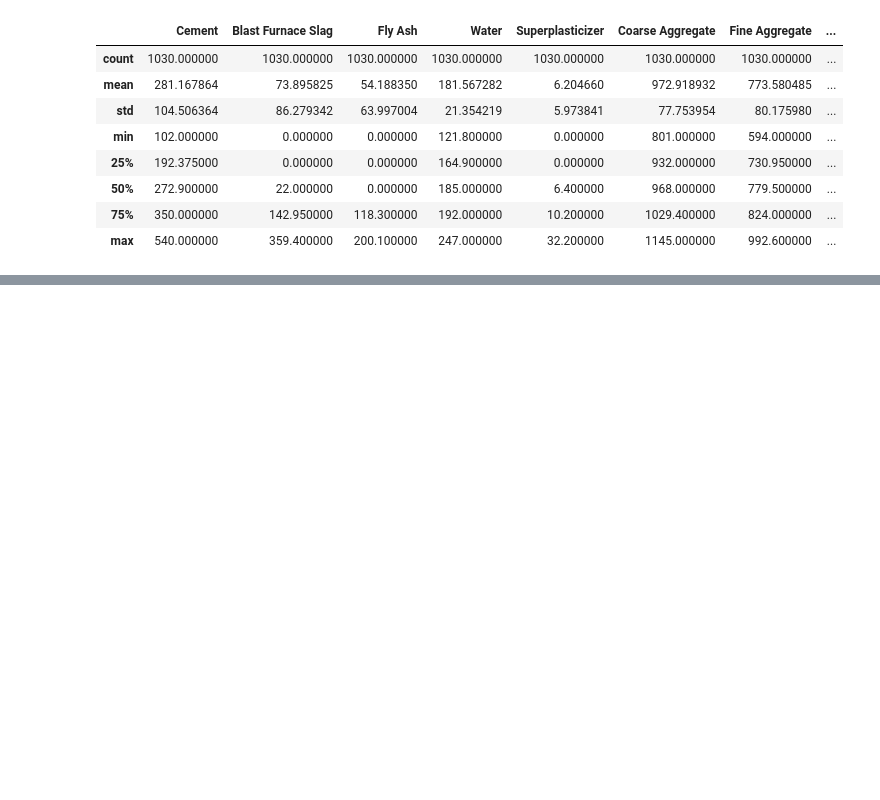
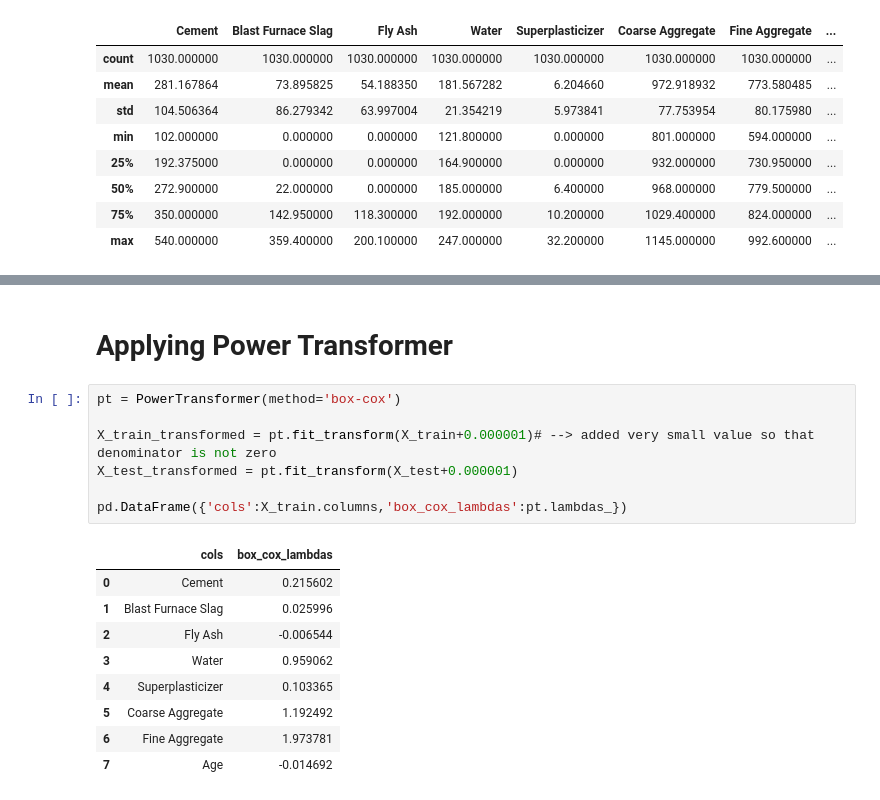
Before and after one commit to Happy-Singh15/ML-Basics, a Jupyter notebook: 03_Feature_Engineering/01_Feature_Transformation/03_Variable_Transformation/Power_transformation.ipynb, the cells around one changed output, grey strips where cells are left out. Saved outputs shown, nothing was run; the diff lists cells and outputs as text; blank space fills up the shorter version.

```diff
--- a/03_Feature_Engineering/01_Feature_Transformation/03_Variable_Transformation/Power_transformation.ipynb
+++ b/03_Feature_Engineering/01_Feature_Transformation/03_Variable_Transformation/Power_transformation.ipynb
@@ -57,0 +100,19 @@ df.describe()
+# %% [markdown]
+# Applying Power Transformer
+# %%
+pt = PowerTransformer(method='box-cox')
+
+X_train_transformed = pt.fit_transform(X_train+0.000001)# --> added very small value so that denominator is not zero
+X_test_transformed = pt.fit_transform(X_test+0.000001)
+
+pd.DataFrame({'cols':X_train.columns,'box_cox_lambdas':pt.lambdas_})
+# %% [output]
+|  | cols | box_cox_lambdas |
+| 0 | Cement | 0.215602 |
+| 1 | Blast Furnace Slag | 0.025996 |
+| 2 | Fly Ash | -0.006544 |
+| 3 | Water | 0.959062 |
+| 4 | Superplasticizer | 0.103365 |
+| 5 | Coarse Aggregate | 1.192492 |
+| 6 | Fine Aggregate | 1.973781 |
+| 7 | Age | -0.014692 |
```
Also changed, not shown: parts of 7 cells of this notebook.
